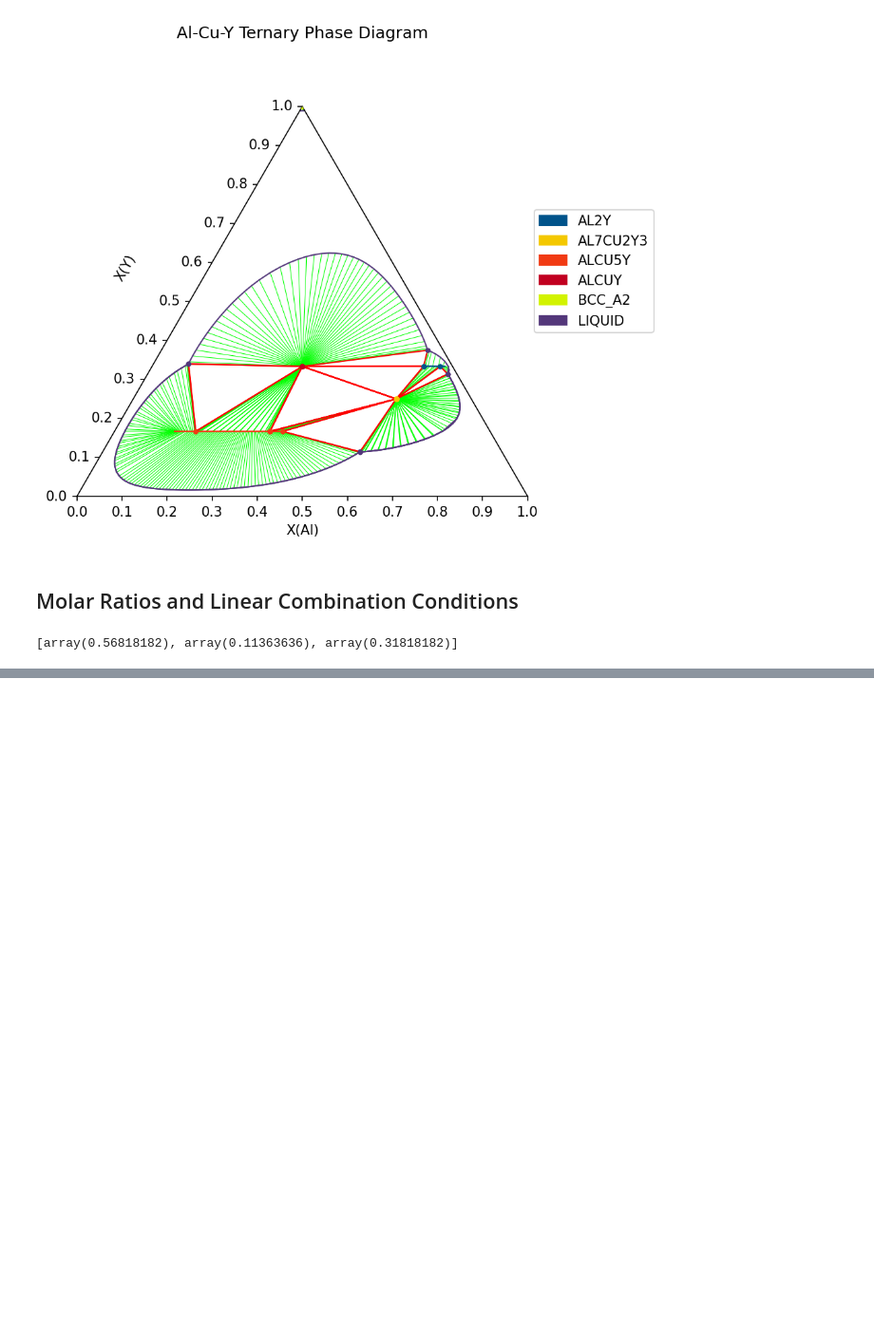
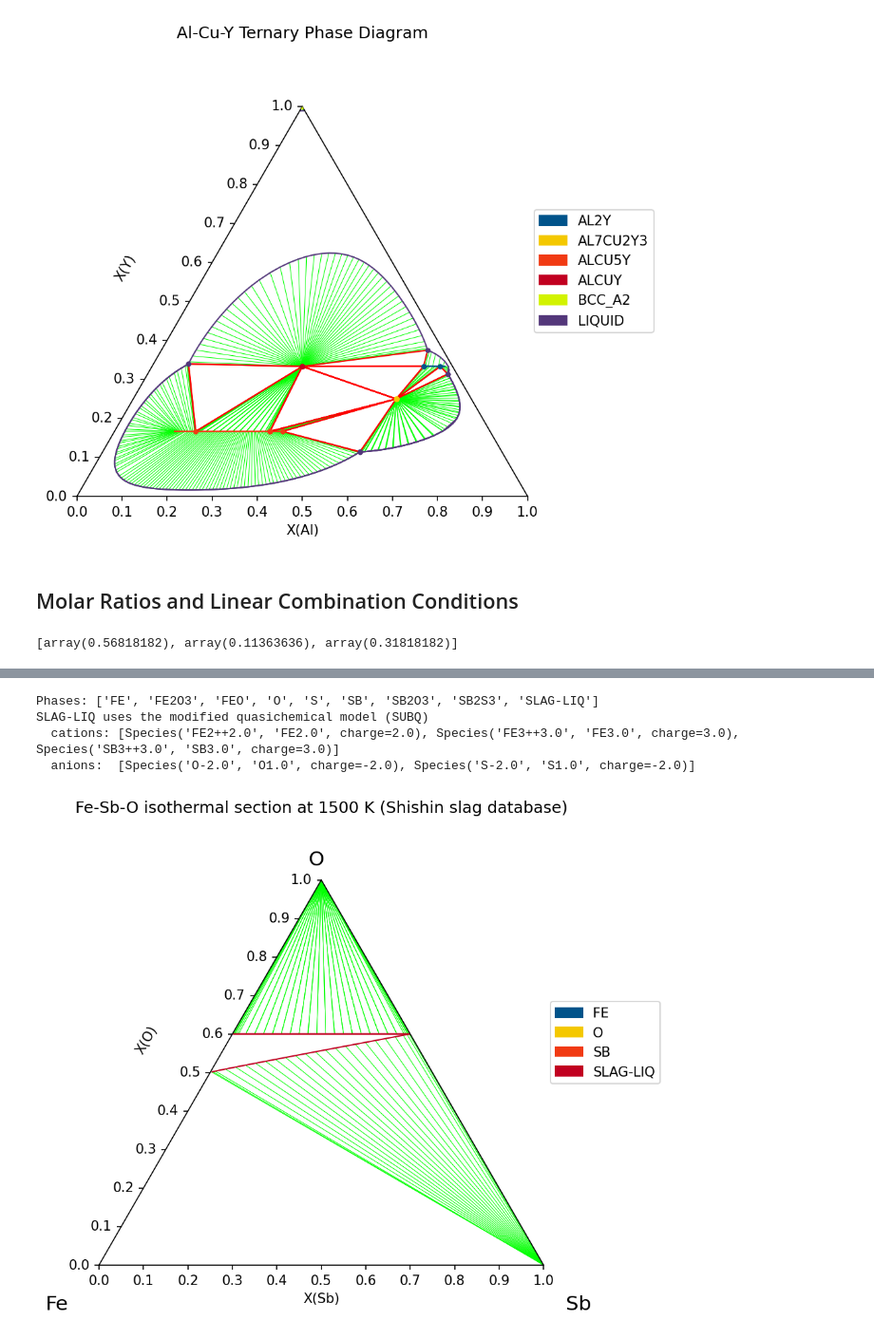
Before and after one commit to pycalphad/pycalphad, a Jupyter notebook: examples/TernaryExamples.ipynb, the cells around one changed output, grey strips where cells are left out. Shown at 95% size. Cells and saved outputs as stored; diff of their text form; code cells hidden in the pictures; blank space fills up the shorter version.

```diff
--- a/examples/TernaryExamples.ipynb
+++ b/examples/TernaryExamples.ipynb
@@ -88,0 +95,36 @@ print(wks.get('X(AL)', 'X(CU)', 'X(Y)'))
+# %%
+from importlib.resources import files
+import pycalphad.tests.databases
+from pycalphad import Database, ternplot, variables as v
+
+dbf = Database(files(pycalphad.tests.databases) / "Shishin_Fe-Sb-O-S_slag.dat")
+print('Phases:', sorted(dbf.phases.keys()))
+
+# Identify phases that use the modified quasichemical model
+for phase_name in sorted(dbf.phases.keys()):
+    hints = dbf.phases[phase_name].model_hints
+    if 'mqmqa' in hints:
+        cations = list(hints['mqmqa']['chemical_groups']['cations'].keys())
+        anions = list(hints['mqmqa']['chemical_groups']['anions'].keys())
+        print(f"{phase_name} uses the modified quasichemical model ({hints['mqmqa']['type']})")
+        print(f"  cations: {cations}")
+        print(f"  anions:  {anions}")
+
+comps = ['FE', 'SB', 'O', 'VA']
+phases = list(dbf.phases.keys())
+conditions = {v.P: 101325, v.T: 1500, v.X('O'): (0, 1, 0.02), v.X('SB'): (0, 1, 0.02)}
+
+ax = ternplot(dbf, comps, phases, conditions)
+ax.text(-0.12, -0.10, 'Fe', size=15, transform=ax.transAxes)
+ax.text(0.47, 0.90,  'O',  size=15, transform=ax.transAxes)
+ax.text(1.05, -0.10, 'Sb', size=15, transform=ax.transAxes)
+ax.set_title('Fe-Sb-O isothermal section at 1500 K (Shishin slag database)')
+fig = ax.figure
+fig.set_size_inches(9, 6)
+fig.set_dpi(150)
+# %% [output]
+Phases: ['FE', 'FE2O3', 'FEO', 'O', 'S', 'SB', 'SB2O3', 'SB2S3', 'SLAG-LIQ']
+SLAG-LIQ uses the modified quasichemical model (SUBQ)
+  cations: [Species('FE2++2.0', 'FE2.0', charge=2.0), Species('FE3++3.0', 'FE3.0', charge=3.0), Species('SB3++3.0', 'SB3.0', charge=3.0)]
+  anions:  [Species('O-2.0', 'O1.0', charge=-2.0), Species('S-2.0', 'S1.0', charge=-2.0)]
+[figure, added]
```
Also changed, not shown: parts of 2 cells of this notebook, 15 other files.
